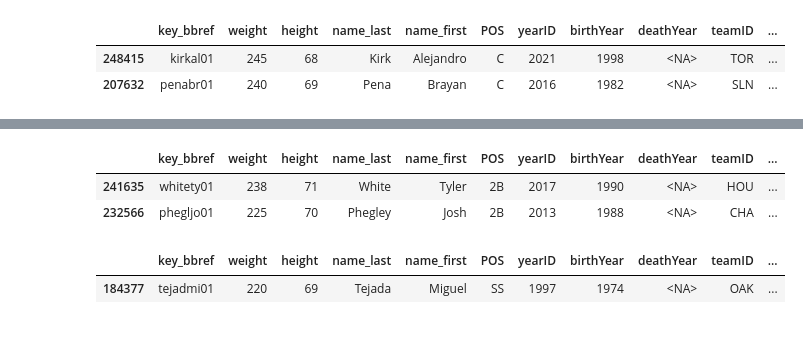
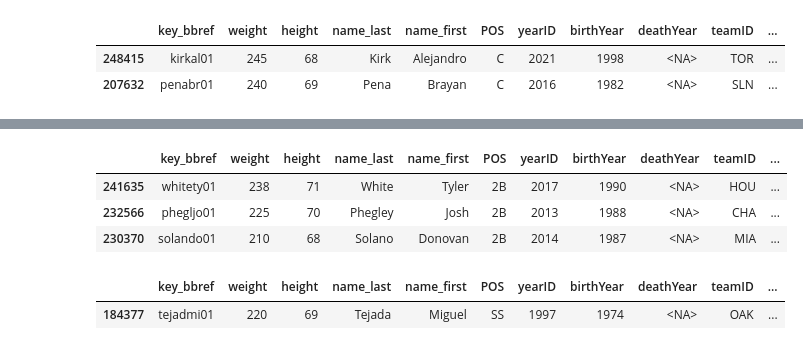
Before and after one commit to obverter/bmi-stars, a Jupyter notebook: notebooks/Roster.ipynb, the cells around one changed output, grey strips where cells are left out. Drawn from its saved outputs; the diff is of its cells as text; code cells hidden in the pictures.

```diff
--- a/notebooks/Roster.ipynb
+++ b/notebooks/Roster.ipynb
@@ -16,7 +16,7 @@ from time import sleep
 
 cache.enable()
 pd.set_option("display.max_columns", 1000)
-pd.set_option("display.max_rows", 100)
+pd.set_option("display.max_rows", 1000)
 # %% [markdown]
 # These are the people
 # %%
@@ -574,6 +308,19 @@ df = everyone[
         "deathYear",
         "teamID",
         "lgID",
+        "AB",
+        "R",
+        "H",
+        "2B",
+        "3B",
+        "HR",
+        "RBI",
+        "BB",
+        "SO",
+        "WAR",
+        "WAA",
+        "pitcher",
+        "ERA_plus",
     ]
 ]
 # %% [markdown]
@@ -714,13 +453,14 @@ huskies_1B
 # %%
 huskies_2B = (
     tryouts_2B.sort_values("BMI", ascending=False)
-    .nlargest(2, "BMI")
-)  # 13 heaviest P
+    .nlargest(3, "BMI")
+)  # 3 heaviest 2B (1x starter, 2x utility)
 huskies_2B
 # %% [output]
 |  | key_bbref | weight | height | name_last | name_first | POS | yearID | birthYear | deathYear | teamID | ... |
 | 241635 | whitety01 | 238 | 71 | White | Tyler | 2B | 2017 | 1990 | <NA> | HOU | ... |
 | 232566 | phegljo01 | 225 | 70 | Phegley | Josh | 2B | 2013 | 1988 | <NA> | CHA | ... |
+| 230370 | solando01 | 210 | 68 | Solano | Donovan | 2B | 2014 | 1987 | <NA> | MIA | ... |
 # %%
 huskies_SS = (
     tryouts_SS.sort_values("BMI", ascending=False)
```
Also changed, not shown: parts of 45 cells of this notebook, 21 other files.
